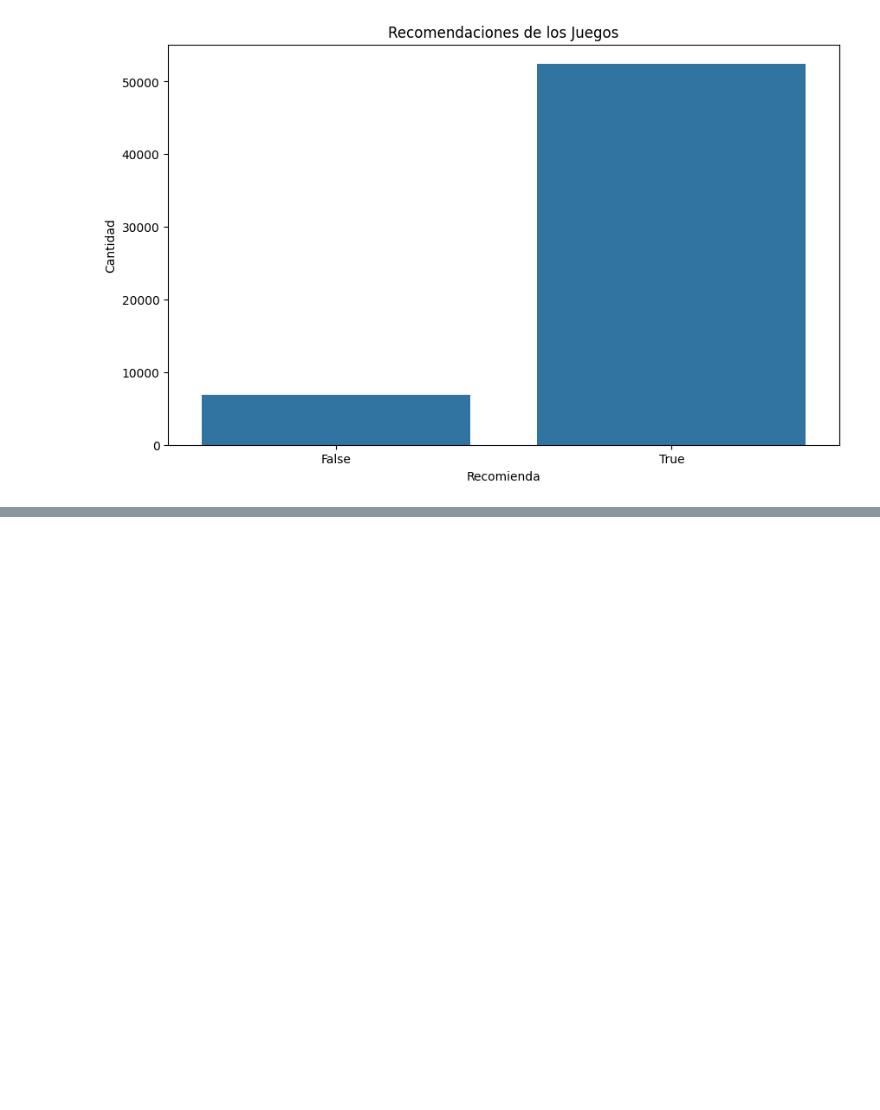
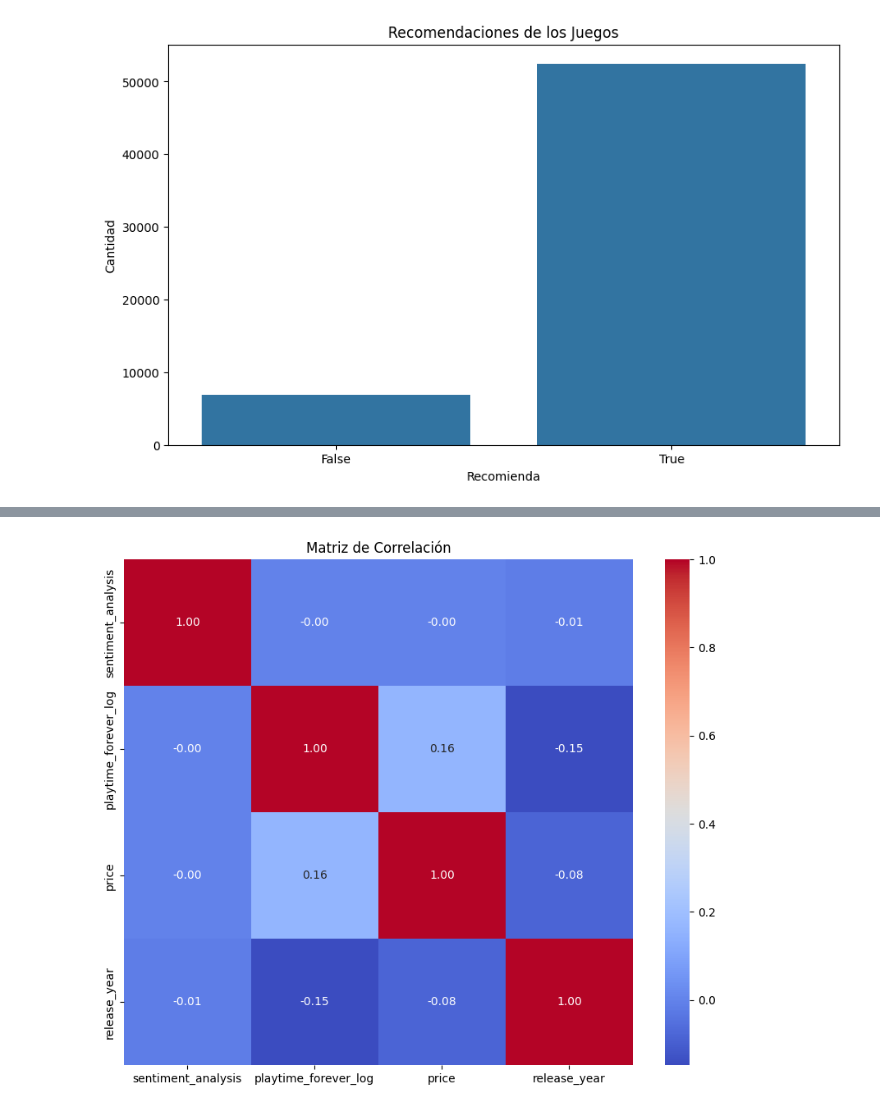
Before and after one commit to NICOLAS-ANTONIO/Recomendacion_Steam, a Jupyter notebook: EDA.ipynb, the cells around one changed output, grey strips where cells are left out. Drawn from its saved outputs; the diff is of its cells as text; code cells hidden in the pictures; blank space fills up the shorter version.

```diff
--- a/EDA.ipynb
+++ b/EDA.ipynb
@@ -515,0 +518,2 @@ Name: count, dtype: int64
+# %%
+df_sg['release_year'] = df_sg['release_year'].astype('int32')
@@ -515,0 +542,6 @@ Name: count, dtype: int64
+# %%
+# Crear una muestra aleatoria de 27635 filas
+df_ui_muestra = df_ui.sample(n=27635)
+
+# Verificar la información del DataFrame de muestra para confirmar el tamaño
+df_ui_muestra.info()
@@ -515,0 +563,14 @@ Name: count, dtype: int64
+# %%
+# Combinar df_ur y df_ui usando 'item_id'
+combined_df_1 = pd.merge(df_ur[['item_id', 'sentiment_analysis']],
+                         df_ui_muestra[['item_id', 'playtime_forever_log']],
+                         on='item_id')
+
+# Combinar el resultado anterior con df_sg
+combined_df = pd.merge(combined_df_1,
+                       df_sg[['id', 'price', 'release_year']],
+                       left_on='item_id',
+                       right_on='id')
+
+# Ahora 'combined_df' tiene las columnas requeridas: 'sentiment_analysis', 'playtime_forever_log', 'price', y 'release_year'
+print(combined_df.head())
@@ -515,0 +591,12 @@ Name: count, dtype: int64
+# %%
+
+# Crear la matriz de correlación
+correlation_matrix = combined_df[['sentiment_analysis', 'playtime_forever_log', 'price', 'release_year']].corr()
+
+# Visualizar la matriz de correlación
+plt.figure(figsize=(10, 8))
+sns.heatmap(correlation_matrix, annot=True, cmap='coolwarm', fmt=".2f")
+plt.title("Matriz de Correlación")
+plt.show()
+# %% [output]
+[figure, added]
```
Also changed, not shown: parts of 7 cells of this notebook.
